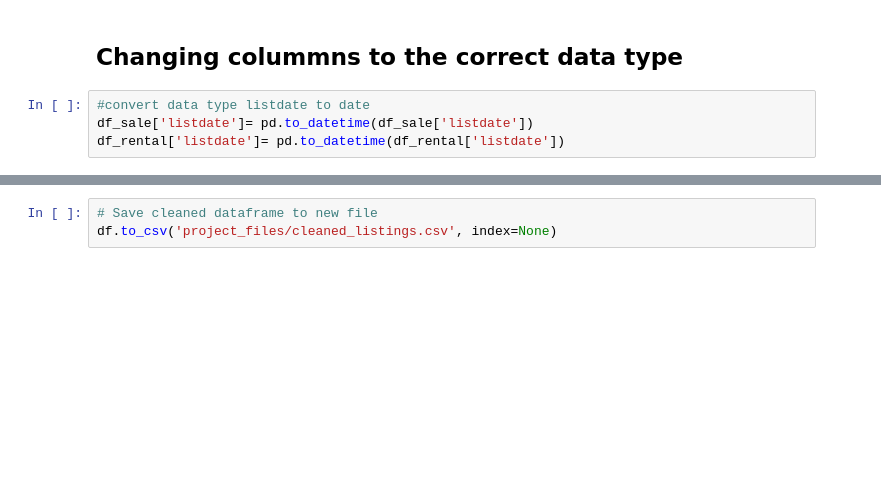
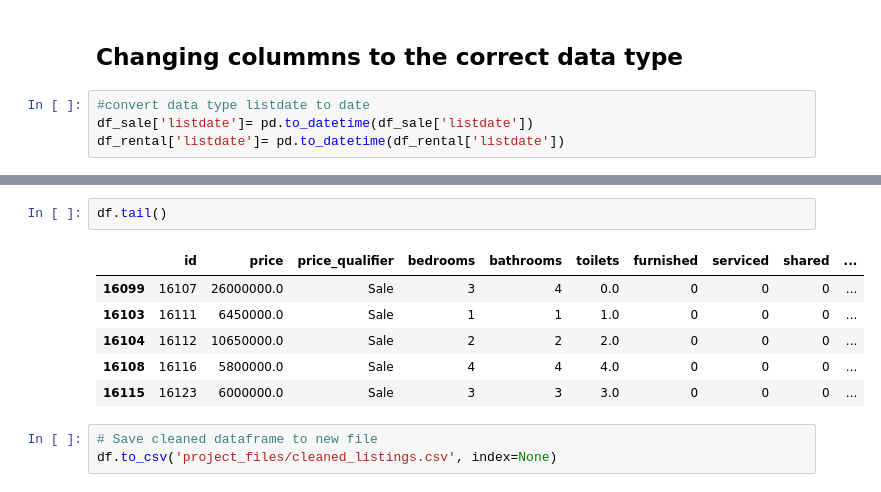
Before and after one commit to Ian-Ibrahim/project_ICS, a Jupyter notebook: Anna/data_cleaning.ipynb, the cells around one changed output, grey strips where cells are left out. Cells and saved outputs as stored; diff of their text form; blank space fills up the shorter version.

```diff
--- a/Anna/data_cleaning.ipynb
+++ b/Anna/data_cleaning.ipynb
@@ -611,3 +586,12 @@ df.loc[(df['state']!='Nairobi')&(df['state']!='Kiambu')&(df['state']!='Kajiado')
+# %%
+df.tail()
+# %% [output]
+|  | id | price | price_qualifier | bedrooms | bathrooms | toilets | furnished | serviced | shared | ... |
+| 16099 | 16107 | 26000000.0 | Sale | 3 | 4 | 0.0 | 0 | 0 | 0 | ... |
+| 16103 | 16111 | 6450000.0 | Sale | 1 | 1 | 1.0 | 0 | 0 | 0 | ... |
+| 16104 | 16112 | 10650000.0 | Sale | 2 | 2 | 2.0 | 0 | 0 | 0 | ... |
+| 16108 | 16116 | 5800000.0 | Sale | 4 | 4 | 4.0 | 0 | 0 | 0 | ... |
+| 16115 | 16123 | 6000000.0 | Sale | 3 | 3 | 3.0 | 0 | 0 | 0 | ... |
 # %%
 # Save cleaned dataframe to new file
 df.to_csv('project_files/cleaned_listings.csv', index=None)
```
Also changed, not shown: parts of 20 cells of this notebook, 2 other files.
